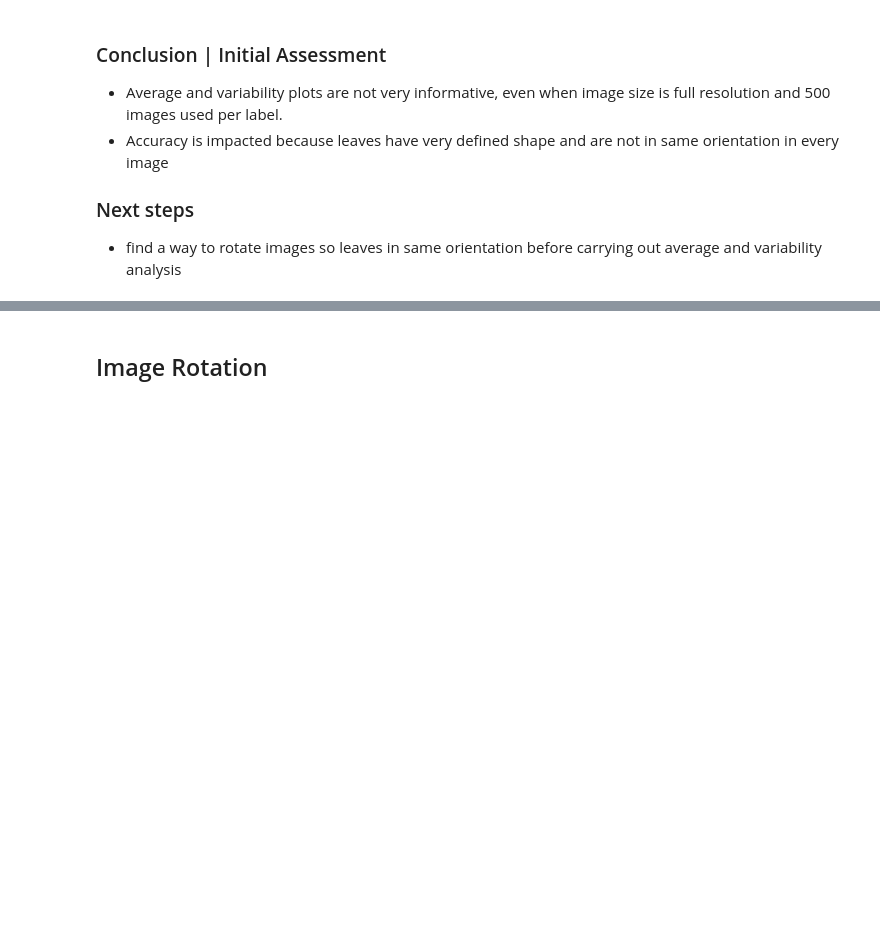
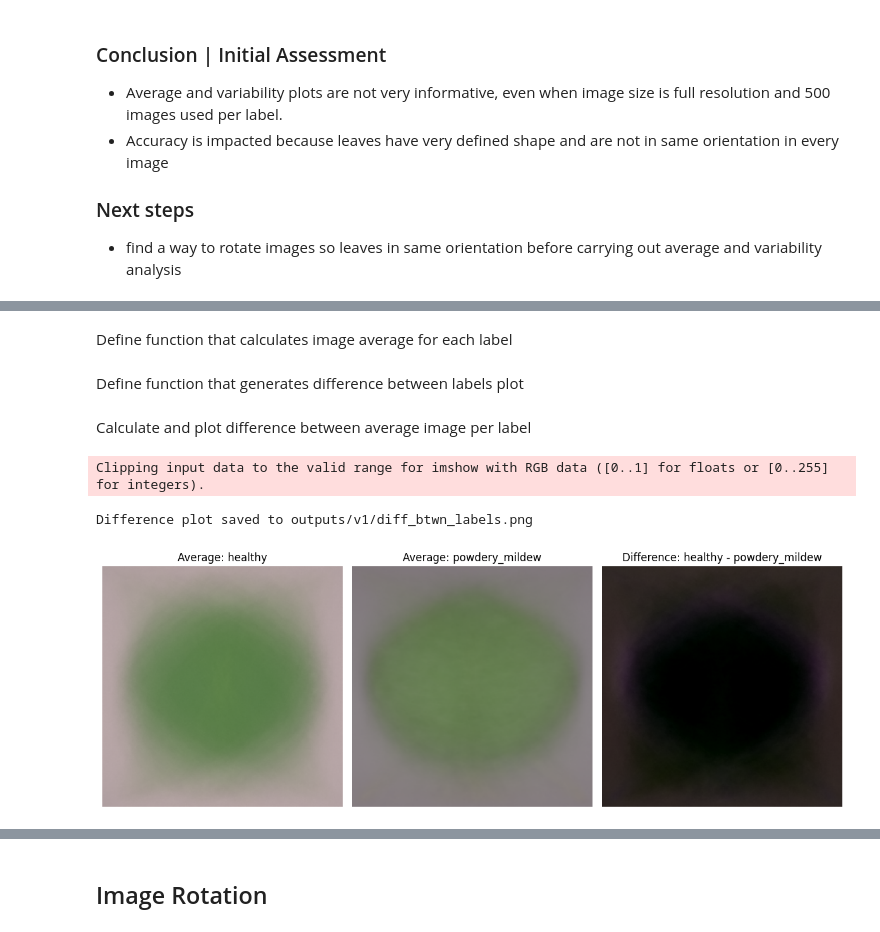
Before and after one commit to Annytomica/cherry-mildew-detector, a Jupyter notebook: jupyter_notebooks/02 - Data_Visualisation.ipynb, the cells around one changed output, grey strips where cells are left out. Drawn from its saved outputs; the diff is of its cells as text; code cells hidden in the pictures; blank space fills up the shorter version.

Commit message:
feat(visualisaiton): Initial difference between labels study

```diff
--- a/jupyter_notebooks/02 - Data_Visualisation.ipynb
+++ b/jupyter_notebooks/02 - Data_Visualisation.ipynb
@@ -273,7 +275,7 @@ Load sample of images - vary sample size to adapt to accuracy requirements
 
 **NB:** image size will also impact accuracy and computation speeds
 # %%
-X, y = load_images(my_data_dir=mean_var_path, new_size=image_shape[:2], n_images_per_label=500)
+X, y = load_images(my_data_dir=mean_var_path, new_size=image_shape[:2], n_images_per_label=1000)
 # %% [markdown]
 Calculate and plot average and variability
 # %%
@@ -296,0 +303,25 @@ Montage saved to outputs/v1/mean_var_montage_powdery_mildew_v1.png
+# %%
+def subset_images_by_label(X, y, label):
+    """
+    Filters images in X corresponding to a specific label in y.
+    """
+    if label not in np.unique(y):
+        print(f"Label '{label}' not found in y. Available labels: {np.unique(y)}")
+        return None
+    # Create a boolean mask for the label
+    mask = (y == label)
+    return X[mask]
+# %% [markdown]
+Define function that calculates image average for each label
+# %%
+def compute_average_image(X, y, label):
+    """
+    Computes the average image for a given label.
+    """
+    filtered_images = subset_images_by_label(X, y, label)
+    if filtered_images is None or len(filtered_images) == 0:
+        print(f"No images found for label '{label}'.")
+        return None
+    return np.mean(filtered_images, axis=0)
+# %% [markdown]
+Define function that generates difference between labels plot
@@ -296,0 +370,13 @@ Montage saved to outputs/v1/mean_var_montage_powdery_mildew_v1.png
+# %% [markdown]
+Calculate and plot difference between average image per label
+# %%
+plot_difference_between_labels(
+    X, y,
+    label_1='healthy',
+    label_2='powdery_mildew',
+    figsize=(12, 5),
+)
+# %% [output]
+Clipping input data to the valid range for imshow with RGB data ([0..1] for floats or [0..255] for integers).
+Difference plot saved to outputs/v1/diff_btwn_labels.png
+[figure, added]
```
Also changed, not shown: parts of 14 cells of this notebook, 2 other files.
